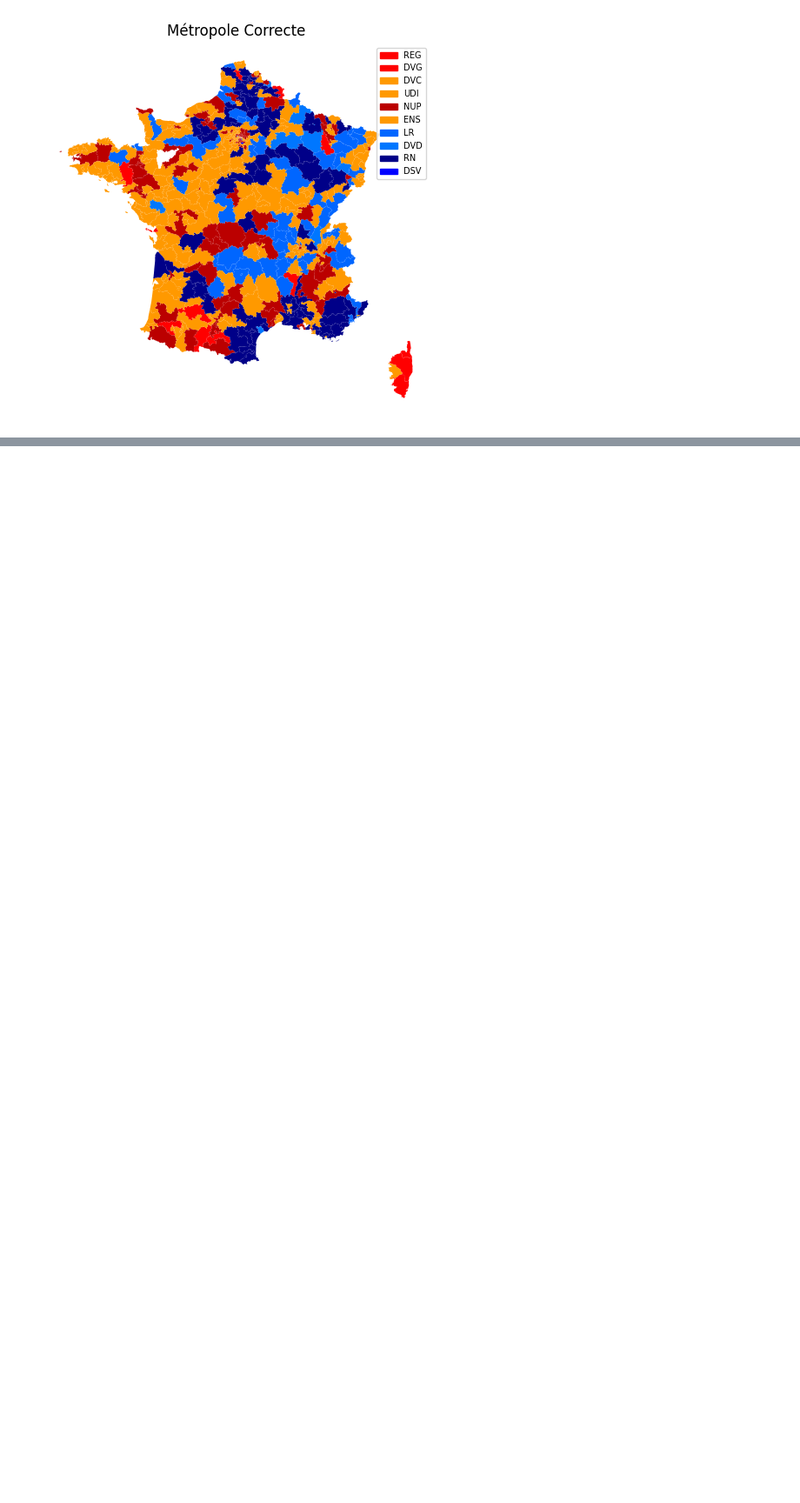
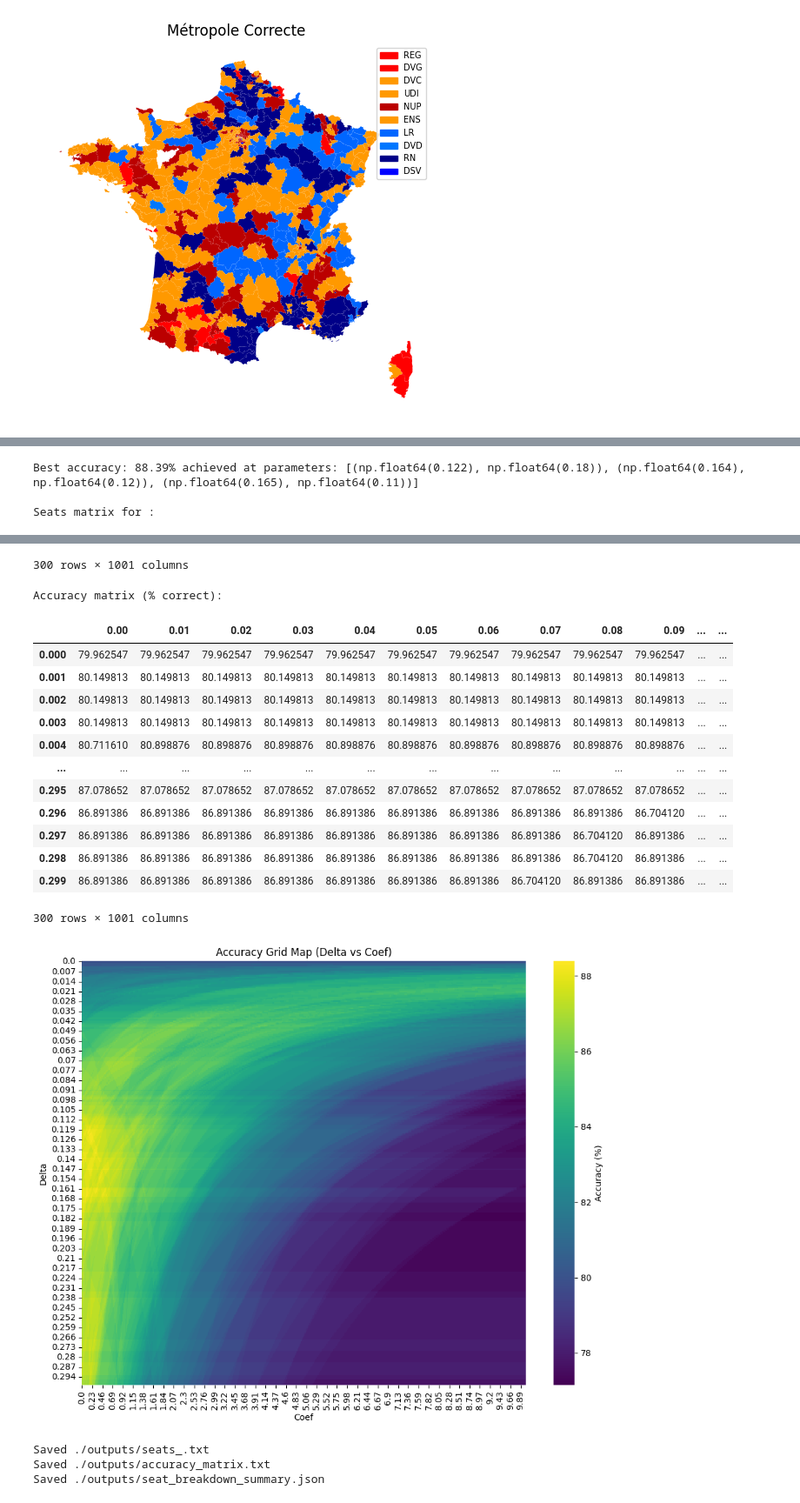
Before and after one commit to tomasoignons/legislatives-predictions, a Jupyter notebook: elections_2022.ipynb, the cells around one changed output, grey strips where cells are left out. Shown at 87% size. Cells and saved outputs as stored; diff of their text form; code cells hidden in the pictures; blank space fills up the shorter version.

```diff
--- a/elections_2022.ipynb
+++ b/elections_2022.ipynb
@@ -415,8 +415,8 @@ for key 'RN', mapped to party 'RN'
 EELV gives 93.4% to PS and 6.6% to RN
 [np.float64(93.376610066649), np.float64(6.623389933351014)]
 # %%
-delta = 0.211 # how much you want to penalize distance (the higher, the more you penalize distance)
-bonus_sortant = delta * 3.52
+delta = 0.131 # how much you want to penalize distance (the higher, the more you penalize distance)
+bonus_sortant = 0
 
 def get_predictions(resultats_circ, candidats_circ, delta=delta, bonus_sortant=bonus_sortant):
     # return the predicted winner of the second round
@@ -431,7 +431,7 @@ def get_predictions(resultats_circ, candidats_circ, delta=delta, bonus_sortant=b
     sortant = ""
     for index, row in candidats_circ.iterrows():
         nuance_candidat = row["Code nuance"]
-        if row["Sortant"] == "OUI":
+        if row["Sortant"] == "Oui":
             sortant = nuance_candidat
         dict_nuance_votes_2[nuance_candidat] = 0
 
@@ -798,9 +887,12 @@ KeyboardInterrupt:
 
 import concurrent.futures
 import os
+import itertools
 from functools import partial
+import matplotlib.pyplot as plt
+import seaborn as sns
 
-parties_of_interest = ["RN", "FI", "PS", "EELV", "ENS", "LR"]
+parties_of_interest = [""]
 delta_start, delta_stop, delta_step = 0.0, 0.3, 0.001
 coef_start, coef_stop, coef_step = 0.0, 10.01, 0.01
 
@@ -840,7 +932,7 @@ def build_circonscription_infos(resultats_1, candidats_2, resultats_2):
             continue
         # first round tallies
         first_round = {}
-        for i in range(1, 15):
+        for i in range(1, 23):
             nuance = row.get(f"Nuance candidat {i}")
             if pd.isna(nuance):
                 continue
@@ -852,7 +944,7 @@ def build_circonscription_infos(resultats_1, candidats_2, resultats_2):
         for _, r2 in candidats_2_circ.iterrows():
             nuance2 = r2["Code nuance"]
             candidates.append(nuance2)
-            if r2.get("Sortant") == "OUI":
+            if r2.get("Sortant") == "Oui":
                 sortant = nuance2
         true_winner = get_best_candidate(results_tour_2_rows.iloc[0])
         infos.append({
@@ -979,12 +1071,7 @@ def evaluate_grid_optimized(resultats_1, candidats_2, resultats_2, parties_of_in
 party_matrices, accuracy_matrix = evaluate_grid_optimized(resultats_1, candidats_2, resultats_2,
                                                           parties_of_interest, deltas, coefs)
 
-
-
 # store results
-seat_matrices_by_party = party_matrices
-accuracy_matrix_df = accuracy_matrix
-
 seat_matrices_by_party = party_matrices
 accuracy_matrix_df = accuracy_matrix
 
@@ -999,8 +1086,18 @@ for p, mat in party_matrices.items():
 print("\nAccuracy matrix (% correct):")
 display(accuracy_matrix)
 # --- New: save matrices to ./outputs as text files ---
-import os
+os.makedirs("./output", exist_ok=True)
 os.makedirs("./outputs", exist_ok=True)
+
+# Generate and save heatmap
+plt.figure(figsize=(10, 8))
+sns.heatmap(accuracy_matrix_df, cmap="viridis", cbar_kws={'label': 'Accuracy (%)'})
+plt.title("Accuracy Grid Map (Delta vs Coef)")
+plt.xlabel("Coef")
+plt.ylabel("Delta")
+plt.tight_layout()
+plt.savefig("./output/grid_map_2017.png")
+plt.show()
 
 # save each party matrix as a tab-separated text file
 for party, mat in seat_matrices_by_party.items():
@@ -1016,9 +1113,6 @@ print(f"Saved {acc_path}")
 # also save a combined summary (JSON) with per-cell seat breakdown if needed
 import json
 summary_path = "./outputs/seat_breakdown_summary.json"
-# build small serializable summary: {(d,c): seats_dict}
-seat_breakdown_serial = {f"{d}_{c}": {k: int(v) for k, v in seat_matrices_by_party.items() if False} for d,c in []}  # placeholder
-# Instead create from party_matrices: invert to per-cell
 seat_breakdown = {}
 for d in deltas:
     for c in coefs:
@@ -1027,3 +1121,7 @@ for d in deltas:
 with open(summary_path, "w") as fh:
     json.dump({"deltas": deltas.tolist(), "coefs": coefs.tolist(), "seat_breakdown": seat_breakdown}, fh)
 print(f"Saved {summary_path}")
+# %% [output]
+Best accuracy: 88.39% achieved at parameters: [(np.float64(0.122), np.float64(0.18)), (np.float64(0.164), np.float64(0.12)), (np.float64(0.165), np.float64(0.11))]
+
+Seats matrix for :
@@ -1029,0 +1140,19 @@ print(f"Saved {summary_path}")
+300 rows × 1001 columns
+Accuracy matrix (% correct):
+|  | 0.00 | 0.01 | 0.02 | 0.03 | 0.04 | 0.05 | 0.06 | 0.07 | 0.08 | 0.09 | ... | ... |
+| 0.000 | 79.962547 | 79.962547 | 79.962547 | 79.962547 | 79.962547 | 79.962547 | 79.962547 | 79.962547 | 79.962547 | 79.962547 | ... | ... |
+| 0.001 | 80.149813 | 80.149813 | 80.149813 | 80.149813 | 80.149813 | 80.149813 | 80.149813 | 80.149813 | 80.149813 | 80.149813 | ... | ... |
+| 0.002 | 80.149813 | 80.149813 | 80.149813 | 80.149813 | 80.149813 | 80.149813 | 80.149813 | 80.149813 | 80.149813 | 80.149813 | ... | ... |
+| 0.003 | 80.149813 | 80.149813 | 80.149813 | 80.149813 | 80.149813 | 80.149813 | 80.149813 | 80.149813 | 80.149813 | 80.149813 | ... | ... |
+| 0.004 | 80.711610 | 80.898876 | 80.898876 | 80.898876 | 80.898876 | 80.898876 | 80.898876 | 80.898876 | 80.898876 | 80.898876 | ... | ... |
+| ... | ... | ... | ... | ... | ... | ... | ... | ... | ... | ... | ... | ... |
+| 0.295 | 87.078652 | 87.078652 | 87.078652 | 87.078652 | 87.078652 | 87.078652 | 87.078652 | 87.078652 | 87.078652 | 87.078652 | ... | ... |
+| 0.296 | 86.891386 | 86.891386 | 86.891386 | 86.891386 | 86.891386 | 86.891386 | 86.891386 | 86.891386 | 86.891386 | 86.704120 | ... | ... |
+| 0.297 | 86.891386 | 86.891386 | 86.891386 | 86.891386 | 86.891386 | 86.891386 | 86.891386 | 86.891386 | 86.704120 | 86.891386 | ... | ... |
+| 0.298 | 86.891386 | 86.891386 | 86.891386 | 86.891386 | 86.891386 | 86.891386 | 86.891386 | 86.891386 | 86.704120 | 86.891386 | ... | ... |
+| 0.299 | 86.891386 | 86.891386 | 86.891386 | 86.891386 | 86.891386 | 86.891386 | 86.891386 | 86.704120 | 86.891386 | 86.891386 | ... | ... |
+300 rows × 1001 columns
+[figure, added]
+Saved ./outputs/seats_.txt
+Saved ./outputs/accuracy_matrix.txt
+Saved ./outputs/seat_breakdown_summary.json
```
Also changed, not shown: parts of 3 cells of this notebook, 22 other files.
